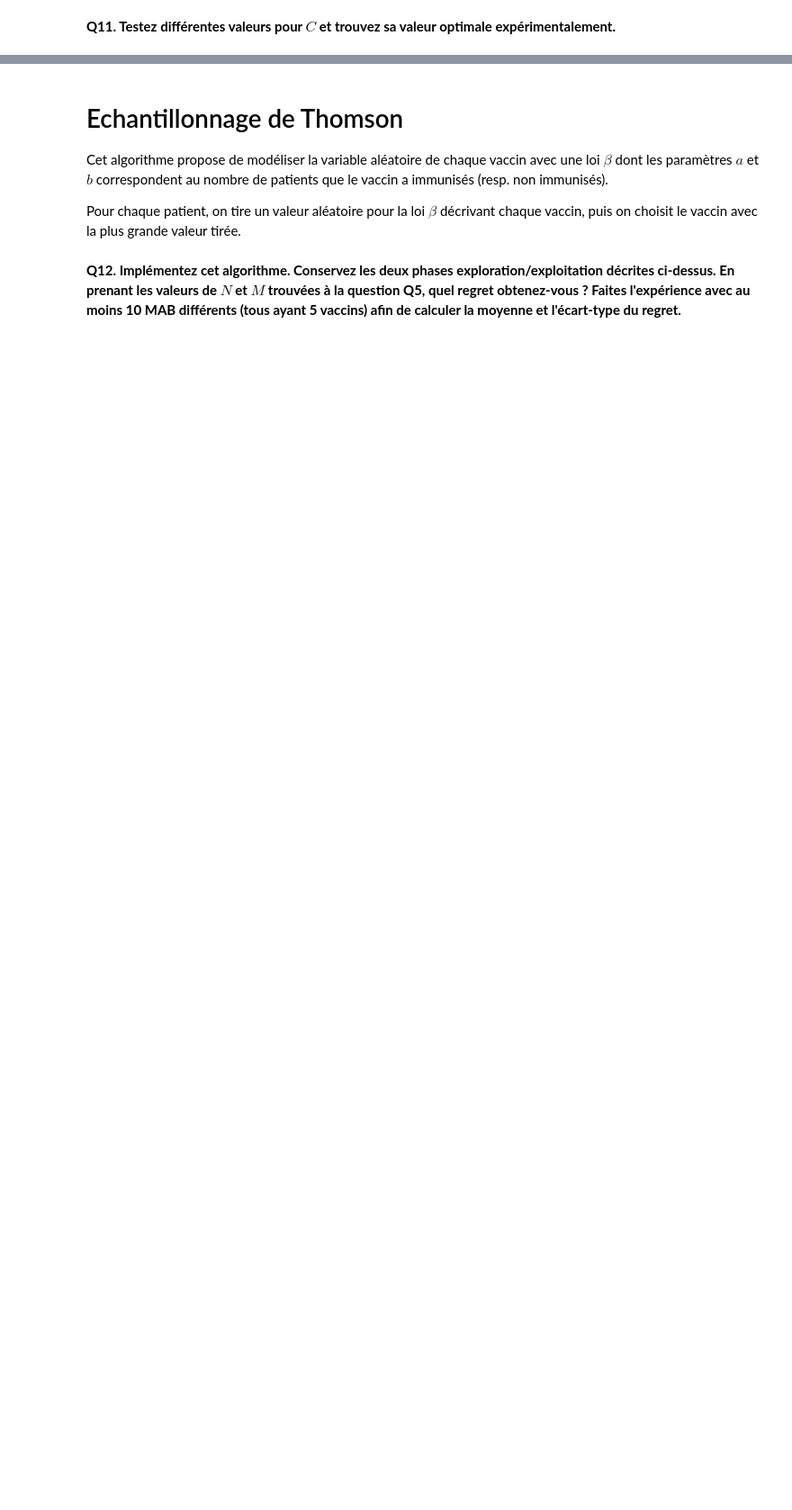
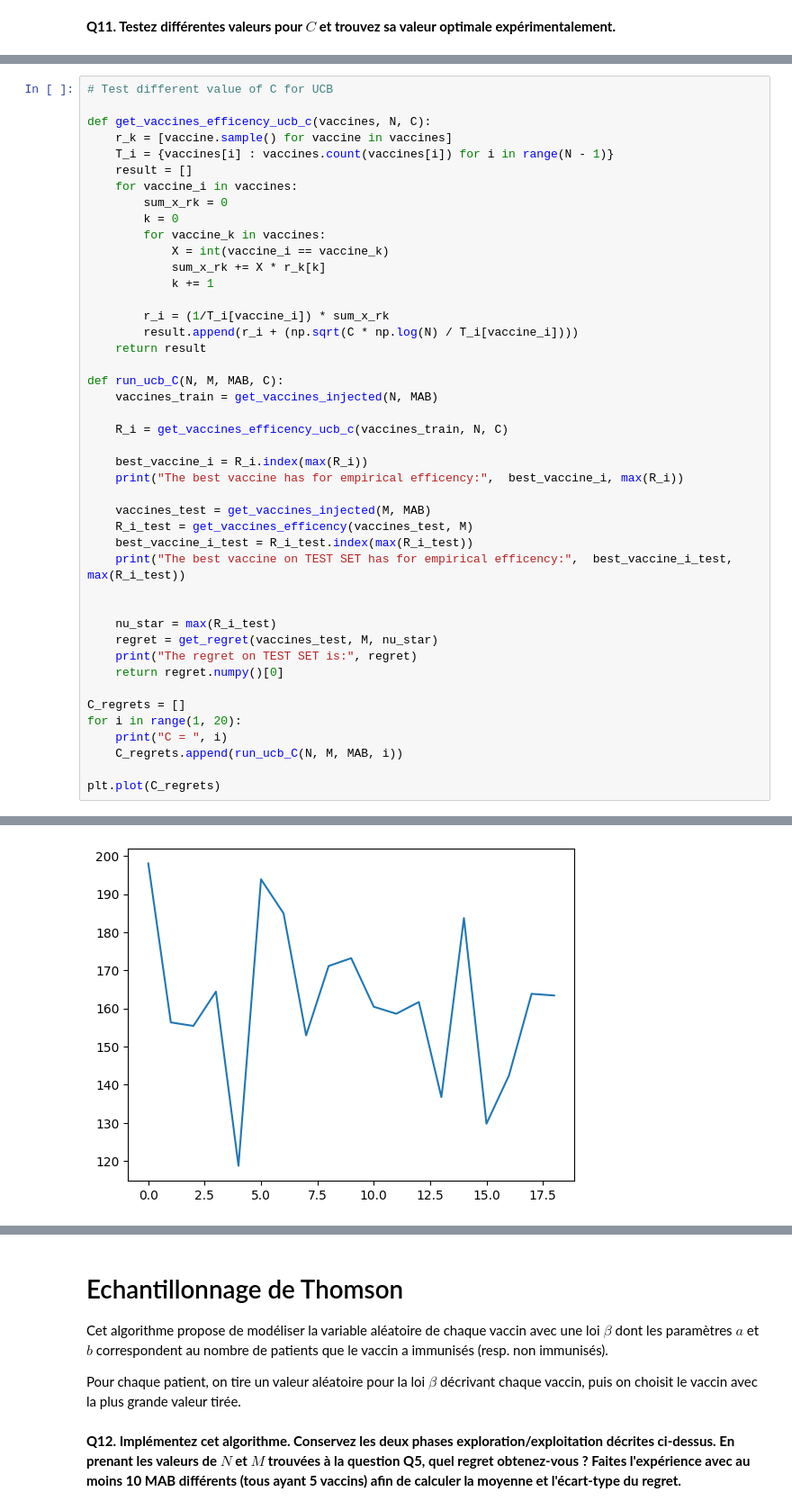
Before and after one commit to SCIA-Premium/RELE, a Jupyter notebook: tp1/C1_TP_MAB1.ipynb, the cells around one changed output, grey strips where cells are left out. Shown: that part at 90% size. Saved outputs shown, nothing was run; the diff lists cells and outputs as text; blank space fills up the shorter version.

```diff
--- a/tp1/C1_TP_MAB1.ipynb
+++ b/tp1/C1_TP_MAB1.ipynb
@@ -460,0 +528,45 @@ L'ecart type du regret est : 56.478733
+# %%
+# Test different value of C for UCB
+
+def get_vaccines_efficency_ucb_c(vaccines, N, C):
+    r_k = [vaccine.sample() for vaccine in vaccines]
+    T_i = {vaccines[i] : vaccines.count(vaccines[i]) for i in range(N - 1)}
+    result = []
+    for vaccine_i in vaccines:
+        sum_x_rk = 0
+        k = 0
+        for vaccine_k in vaccines:
+            X = int(vaccine_i == vaccine_k)
+            sum_x_rk += X * r_k[k]
+            k += 1
+
+        r_i = (1/T_i[vaccine_i]) * sum_x_rk
+        result.append(r_i + (np.sqrt(C * np.log(N) / T_i[vaccine_i])))
+    return result
+
+def run_ucb_C(N, M, MAB, C):
+    vaccines_train = get_vaccines_injected(N, MAB)
+
+    R_i = get_vaccines_efficency_ucb_c(vaccines_train, N, C)
+
+    best_vaccine_i = R_i.index(max(R_i))
+    print("The best vaccine has for empirical efficency:",  best_vaccine_i, max(R_i))
+
+    vaccines_test = get_vaccines_injected(M, MAB)
+    R_i_test = get_vaccines_efficency(vaccines_test, M)
+    best_vaccine_i_test = R_i_test.index(max(R_i_test))
+    print("The best vaccine on TEST SET has for empirical efficency:",  best_vaccine_i_test, max(R_i_test))
+
+
+    nu_star = max(R_i_test)
+    regret = get_regret(vaccines_test, M, nu_star)
+    print("The regret on TEST SET is:", regret)
+    return regret.numpy()[0]
+
+C_regrets = []
+for i in range(1, 20):
+    print("C = ", i)
+    C_regrets.append(run_ucb_C(N, M, MAB, i))
+
+plt.plot(C_regrets)
+# %% [output]
@@ -460,0 +591 @@ L'ecart type du regret est : 56.478733
+[figure, added]
```
Also changed, not shown: parts of 23 cells of this notebook.
